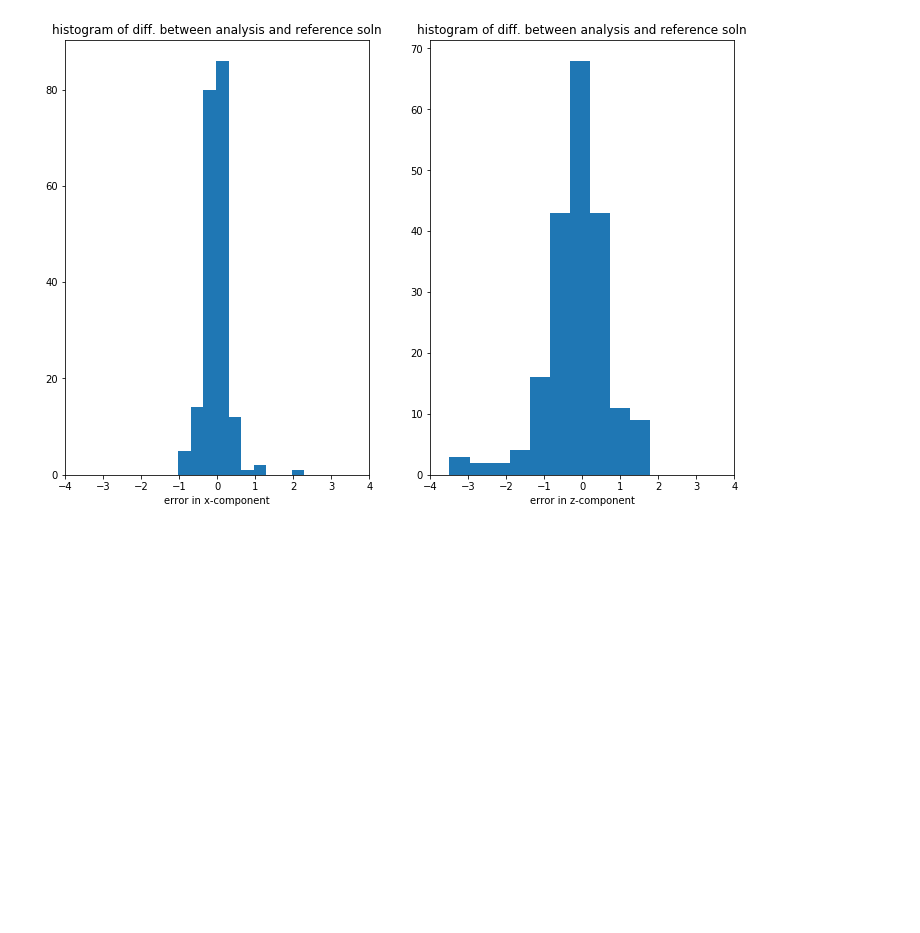
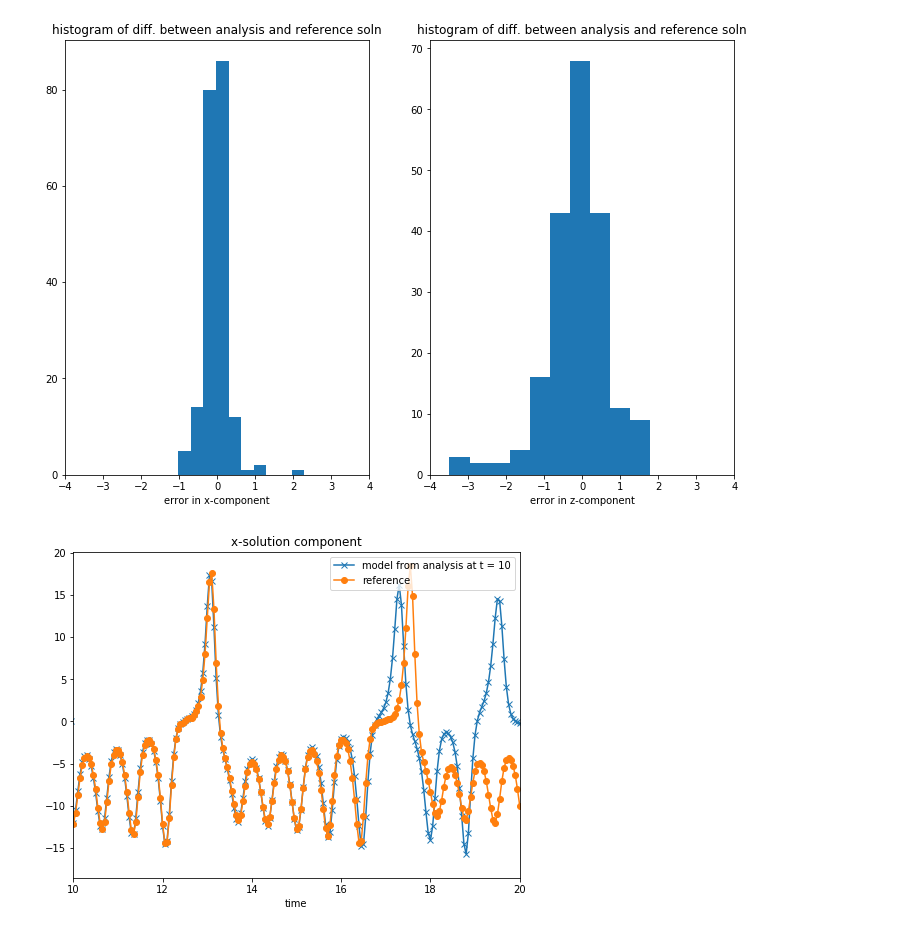
Before and after one commit to ray-chew/probabilistic_forecasting_examples, a Jupyter notebook: Chapter 1.ipynb, the cells around one changed output. Cells and saved outputs as stored; diff of their text form; code cells hidden in the pictures; blank space fills up the shorter version.

```diff
--- a/Chapter 1.ipynb
+++ b/Chapter 1.ipynb
@@ -491,9 +491,9 @@ x_fg = x0
 y_fg = y0
 z_fg = z0
 
-x_anal = np.zeros((301))
-y_anal = np.zeros((301))
-z_anal = np.zeros((301))
+x_anal = np.zeros((CYCLES*NA+1))
+y_anal = np.zeros((CYCLES*NA+1))
+z_anal = np.zeros((CYCLES*NA+1))
 
 for lll in range(CYCLES):
     x = np.zeros((NA+1))
@@ -625,6 +625,70 @@ ax.set_xlim([-4,4])
 plt.show()
 # %% [output]
 [figure]
-# %%
-# forecast from last analysis
-CYCLES = 20
+# %%
+# forecast from last analysis
+CYCLES1 = 40
+KS = 201
+
+xF_fg = np.copy(x_fg)
+yF_fg = np.copy(y_fg)
+zF_fg = np.copy(z_fg)
+
+x_analF = np.zeros((CYCLES*NA+CYCLES1*NA+1))
+y_analF = np.zeros((CYCLES*NA+CYCLES1*NA+1))
+z_analF = np.zeros((CYCLES*NA+CYCLES1*NA+1))
+
+for lll in range(CYCLES1):
+    xF = np.zeros((NA+1))
+    yF = np.zeros((NA+1))
+    zF = np.zeros((NA+1))
+    tF = np.zeros((NA+1))
+
+    xF[0] = xF_fg
+    yF[0] = yF_fg
+    zF[0] = zF_fg
+    tF[0] = 0.
+
+    ll = 1
+
+    for j in range(NA):
+        xh = xF[j]
+        yh = yF[j]
+        zh = zF[j]
+
+        for i in range(Nout):
+            xo = xh
+            yo = yh
+            zo = zh
+
+            xh = xo + dt * 10. * (yo - xo)
+            yh = yo + dt * (xo * (28. - zo) - yo)
+            zh = zo + dt * (xo * yo - 8./3 * zo)
+
+        xF[j+1] = xh
+        yF[j+1] = yh
+        zF[j+1] = zh
+
+        tF[j+1] = dt * Nout * (j+1)
+
+    x_analF[KS-1:KS+NA] = xF
+    y_analF[KS-1:KS+NA] = yF
+    z_analF[KS-1:KS+NA] = zF
+
+    xF_fg = xF[-1]
+    yF_fg = yF[-1]
+    zF_fg = zF[-1]
+
+    KS += NA
+
+fig13 = plt.figure(figsize=(8,6))
+plt.plot(ressug[:KS,0],x_analF[:KS], '-x', label="model from analysis at t = 10")
+plt.plot(ressug[:KS,0],ressug[:KS,1],'-o', label="reference")
+plt.xlim([10,20])
+# plt.ylim([-20,20])
+plt.xlabel("time")
+plt.title("x-solution component")
+plt.legend()
+plt.show()
+# %% [output]
+[figure, added]
```
